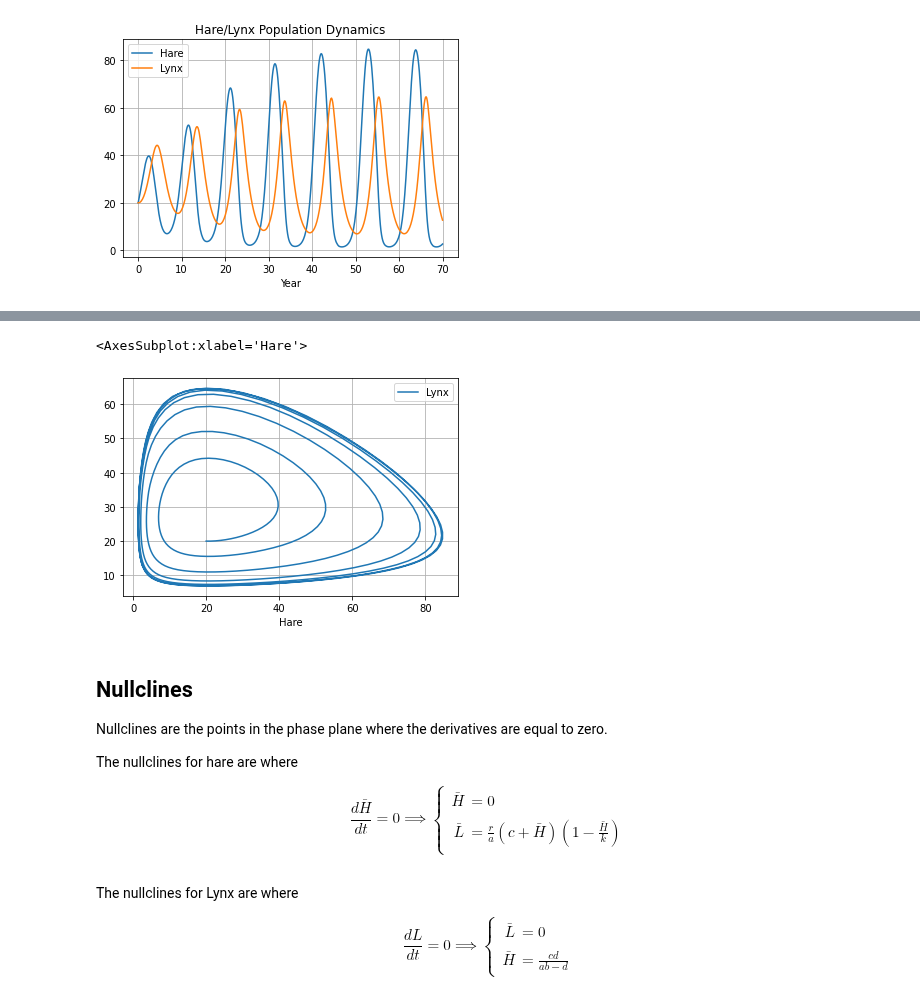
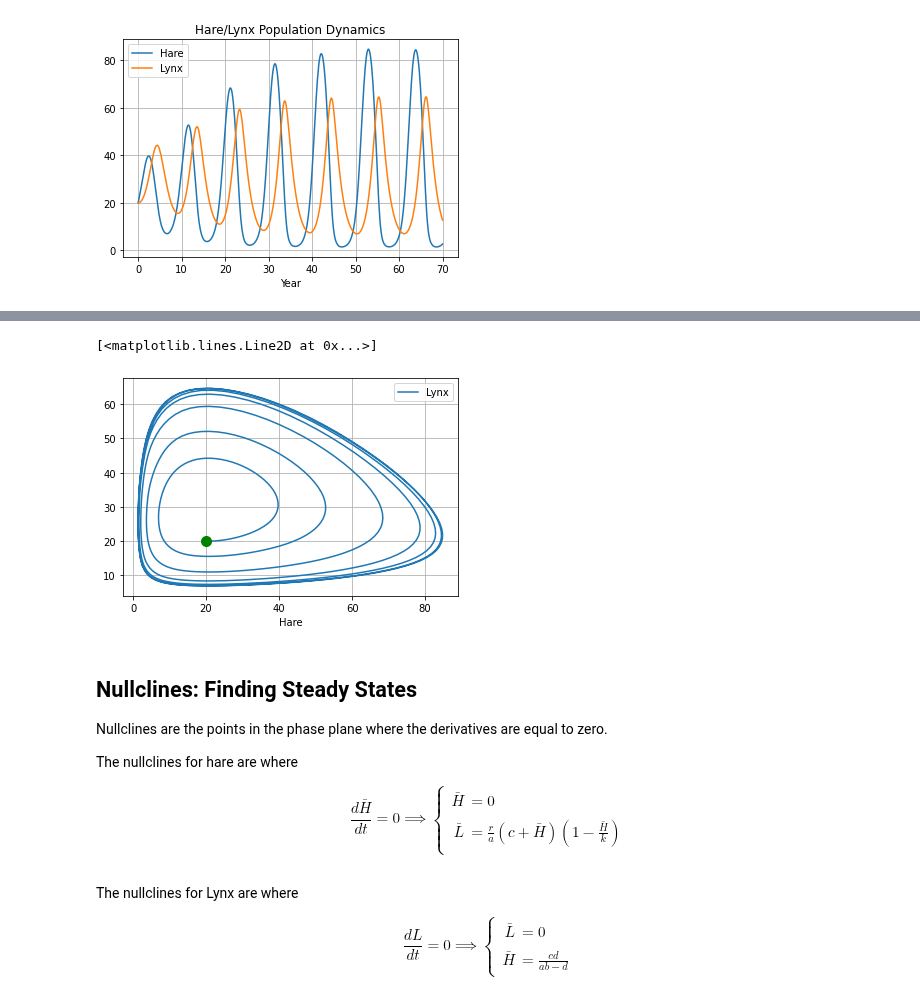
Before and after one commit to jckantor/cbe30338-book, a Jupyter notebook: _build/html/_sources/notebooks/02.08-Hare-and-Lynx.ipynb, the cells around one changed output, grey strips where cells are left out. Cells and saved outputs as stored; diff of their text form; code cells hidden in the pictures.

```diff
--- a/_build/html/_sources/notebooks/02.08-Hare-and-Lynx.ipynb
+++ b/_build/html/_sources/notebooks/02.08-Hare-and-Lynx.ipynb
@@ -118,0 +119,16 @@ df.plot(x="Year", grid=True, title="Hare/Lynx Population Dynamics")
+# %%
+def simulate_hare_lynx(IC,
+        t=np.linspace(0, 70, 701), a=3.2, b=0.6, c=50, d=0.56, k=125, r=1.6):
+
+    def deriv(t, y):
+        H, L = y
+        dH =  r*H*(1 - H/k) - a*H*L/(c + H)
+        dL = b*a*H*L/(c + H) - d*L
+        return [dH, dL]
+
+    soln = solve_ivp(deriv, [min(t), max(t)], IC, t_eval=t)
+    return pd.DataFrame({"Time": soln.t, "Hare": soln.y[0, :], "Lynx": soln.y[1, :]})
+# %%
+IC = [20, 20]
+df = simulate_hare_lynx(IC)
+df.plot(x="Time", grid=True)
@@ -119,10 +138,11 @@ df.plot(x="Year", grid=True, title="Hare/Lynx Population Dynamics")
 # %%
-df.plot(x="Hare", y="Lynx", grid=True)
+ax = df.plot(x="Hare", y="Lynx", grid=True)
+ax.plot(df.loc[0, "Hare"], df.loc[0, "Lynx"], "g.", ms=20)
 # %% [output]
-<AxesSubplot:xlabel='Hare'>
+[<matplotlib.lines.Line2D at 0x...>]
-[figure, old version]
+[figure, new version]
 # %% [markdown]
-## Nullclines
+## Nullclines: Finding Steady States
 
 Nullclines are the points in the phase plane where the derivatives are equal to zero.
 
```
Also changed, not shown: parts of 17 cells of this notebook, 18 other files.
